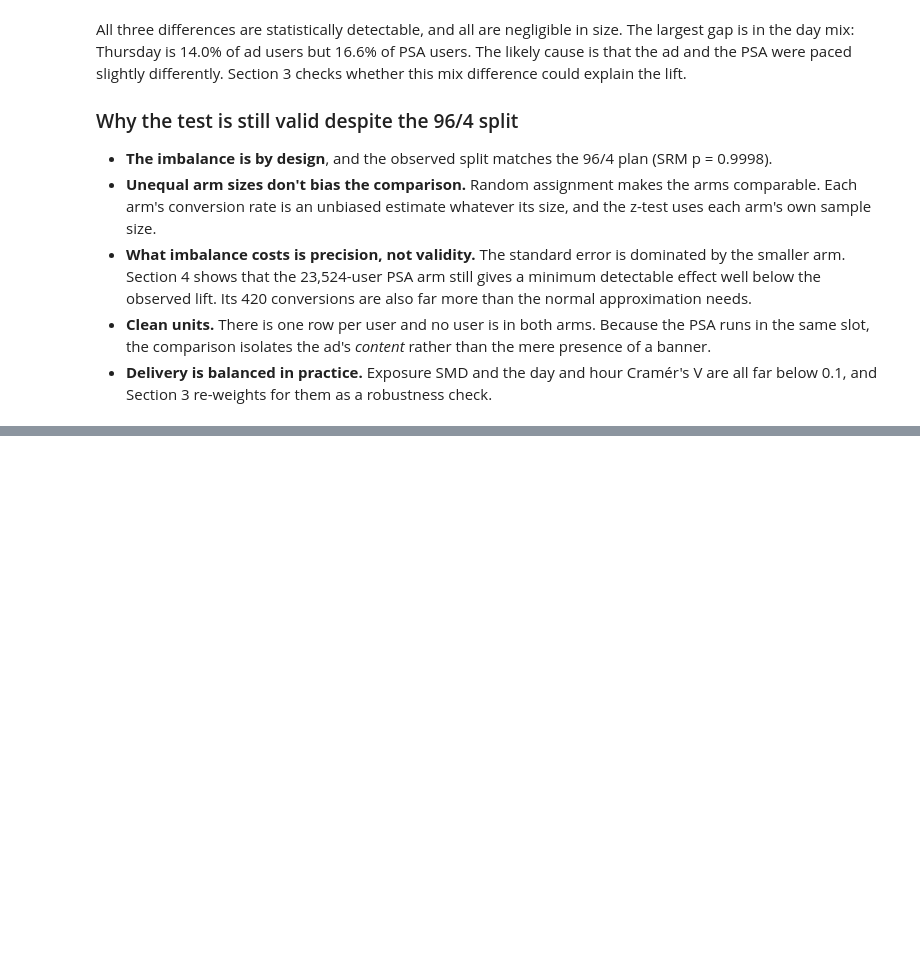
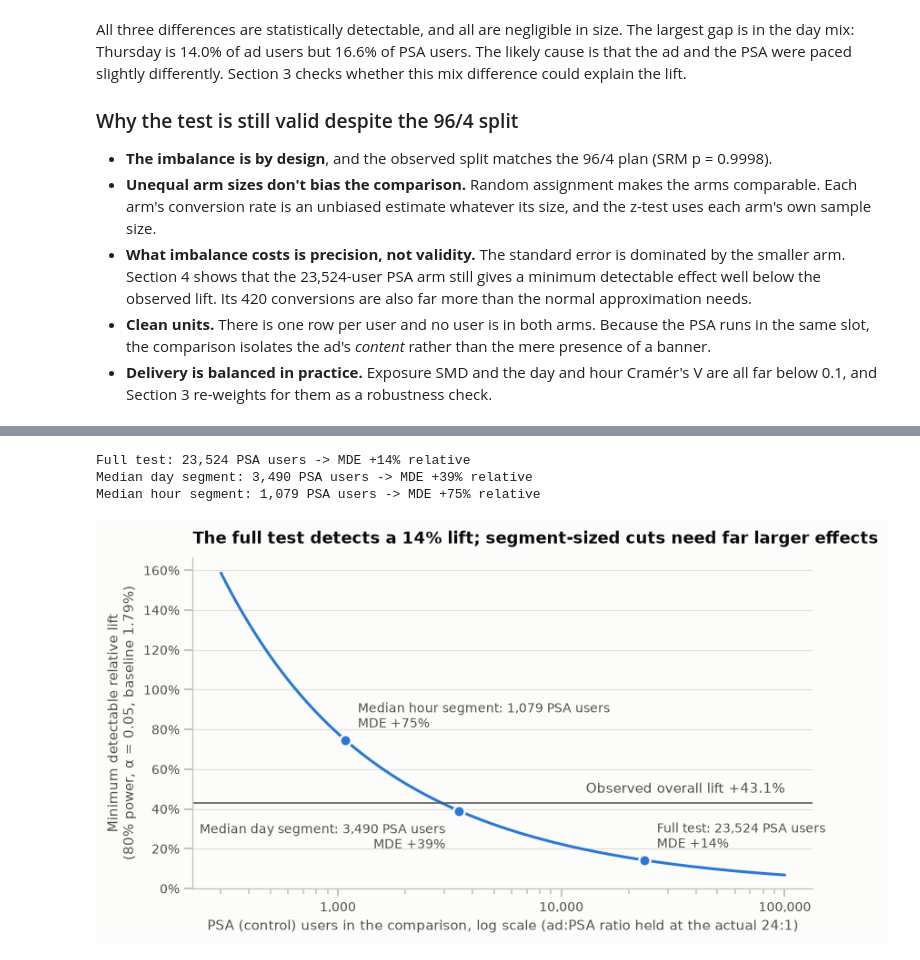
Before and after one commit to NidheeshK7/ab-test-ad-effectiveness, a Jupyter notebook: analysis.ipynb, the cells around one changed output, grey strips where cells are left out. Saved outputs shown, nothing was run; the diff lists cells and outputs as text; code cells hidden in the pictures; blank space fills up the shorter version.

```diff
--- a/analysis.ipynb
+++ b/analysis.ipynb
@@ -256,0 +394,38 @@ All three differences are statistically detectable, and all are negligible in si
+# %%
+psa = df[~is_ad]
+typical_segments = {
+    "Median day segment": psa["most_ads_day"].value_counts().median(),
+    "Median hour segment": psa["most_ads_hour"].value_counts().median(),
+}
+psa_sizes = np.geomspace(300, 100_000, 80)
+mde_rel_curve = np.array([mde(n, ratio, cr_psa) for n in psa_sizes]) / cr_psa
+
+fig, ax = plt.subplots(figsize=(8, 4.3))
+ax.plot(psa_sizes, mde_rel_curve, color=AD_COLOR, lw=2, solid_capstyle="round")
+ax.axhline(rel_lift, color=INK_2, lw=1)
+ax.annotate(f"Observed overall lift {rel_lift:+.1%}", (psa_sizes[-1], rel_lift), xytext=(0, 5),
+            textcoords="offset points", ha="right", va="bottom", color=INK_2)
+label_offsets = {"Full test": (9, 6, "left", "bottom"), "Median day segment": (-10, -8, "right", "top"),
+                 "Median hour segment": (9, 6, "left", "bottom")}
+for label, n in {"Full test": n_psa, **typical_segments}.items():
+    m = mde(n, ratio, cr_psa) / cr_psa
+    print(f"{label}: {n:,.0f} PSA users -> MDE {m:+.0%} relative")
+    dx, dy, ha, va = label_offsets[label]
+    ax.plot(n, m, "o", ms=8, color=AD_COLOR, mec=SURFACE, mew=1.5, zorder=3)
+    ax.annotate(f"{label}: {n:,.0f} PSA users\nMDE {m:+.0%}", (n, m), xytext=(dx, dy),
+                textcoords="offset points", ha=ha, va=va, color=INK_2, fontsize=9)
+ax.set_xscale("log")
+ax.xaxis.set_major_formatter(mtick.FuncFormatter(lambda v, _: f"{v:,.0f}"))
+ax.yaxis.set_major_formatter(mtick.PercentFormatter(1.0, decimals=0))
+ax.set_ylim(0, mde_rel_curve.max() * 1.05)
+ax.grid(axis="y")
+ax.set_xlabel("PSA (control) users in the comparison, log scale (ad:PSA ratio held at the actual 24:1)")
+ax.set_ylabel(f"Minimum detectable relative lift\n(80% power, α = 0.05, baseline {cr_psa:.2%})")
+ax.set_title(f"The full test detects a {mde_abs / cr_psa:.0%} lift; segment-sized cuts need far larger effects")
+save(fig, "02_mde_by_control_size.png")
+plt.show()
+# %% [output]
+Full test: 23,524 PSA users -> MDE +14% relative
+Median day segment: 3,490 PSA users -> MDE +39% relative
+Median hour segment: 1,079 PSA users -> MDE +75% relative
+[figure, added]
```
Also changed, not shown: parts of 11 cells of this notebook, 2 other files.
